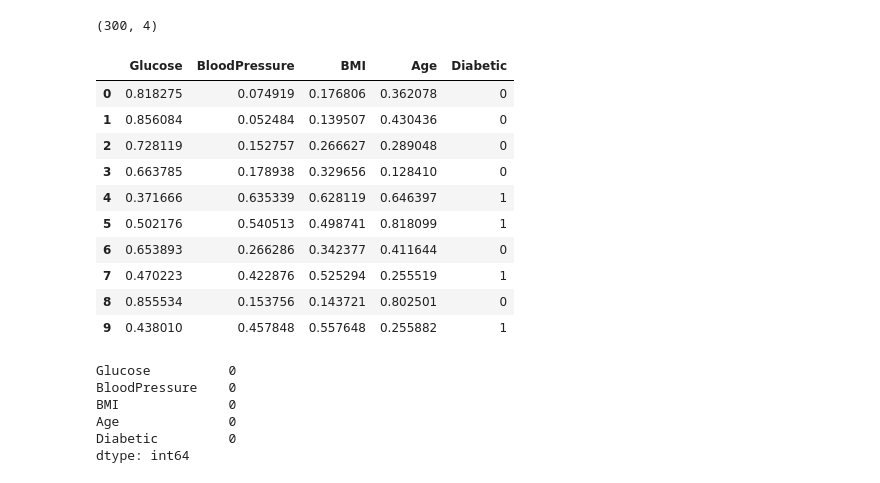
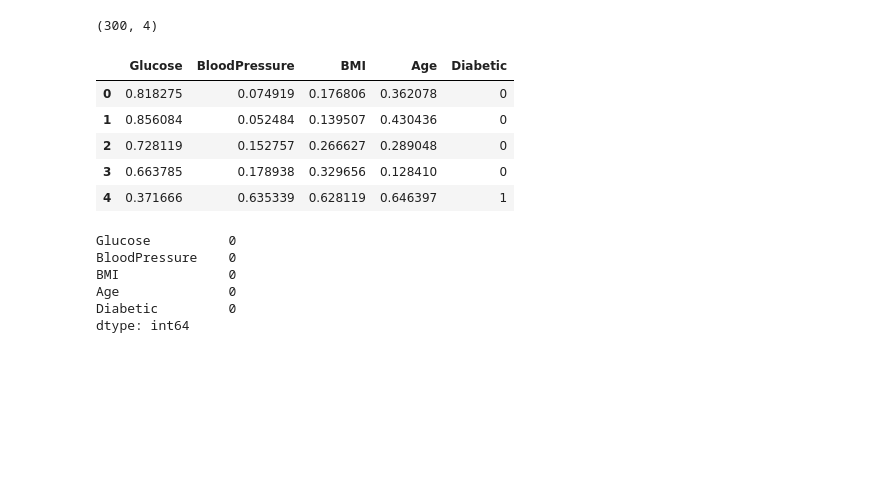
Before and after one commit to gweldit/ai-diabetes-detection, a Jupyter notebook: dt.ipynb, the cells around one changed output. Saved outputs shown, nothing was run; the diff lists cells and outputs as text; code cells hidden in the pictures; blank space fills up the shorter version.

```diff
--- a/dt.ipynb
+++ b/dt.ipynb
@@ -28,19 +28,14 @@ X.shape
 (300, 4)
 # %%
 # Print records of five patientsdf.head(5))
-df.head(10)
+df.head(5)
 # %% [output]
 |  | Glucose | BloodPressure | BMI | Age | Diabetic |
 | 0 | 0.818275 | 0.074919 | 0.176806 | 0.362078 | 0 |
 | 1 | 0.856084 | 0.052484 | 0.139507 | 0.430436 | 0 |
 | 2 | 0.728119 | 0.152757 | 0.266627 | 0.289048 | 0 |
 | 3 | 0.663785 | 0.178938 | 0.329656 | 0.128410 | 0 |
 | 4 | 0.371666 | 0.635339 | 0.628119 | 0.646397 | 1 |
-| 5 | 0.502176 | 0.540513 | 0.498741 | 0.818099 | 1 |
-| 6 | 0.653893 | 0.266286 | 0.342377 | 0.411644 | 0 |
-| 7 | 0.470223 | 0.422876 | 0.525294 | 0.255519 | 1 |
-| 8 | 0.855534 | 0.153756 | 0.143721 | 0.802501 | 0 |
-| 9 | 0.438010 | 0.457848 | 0.557648 | 0.255882 | 1 |
 # %%
 df.isna().sum() # check for missing values
 # %% [output]
```
Also changed, not shown: parts of 5 cells of this notebook.
